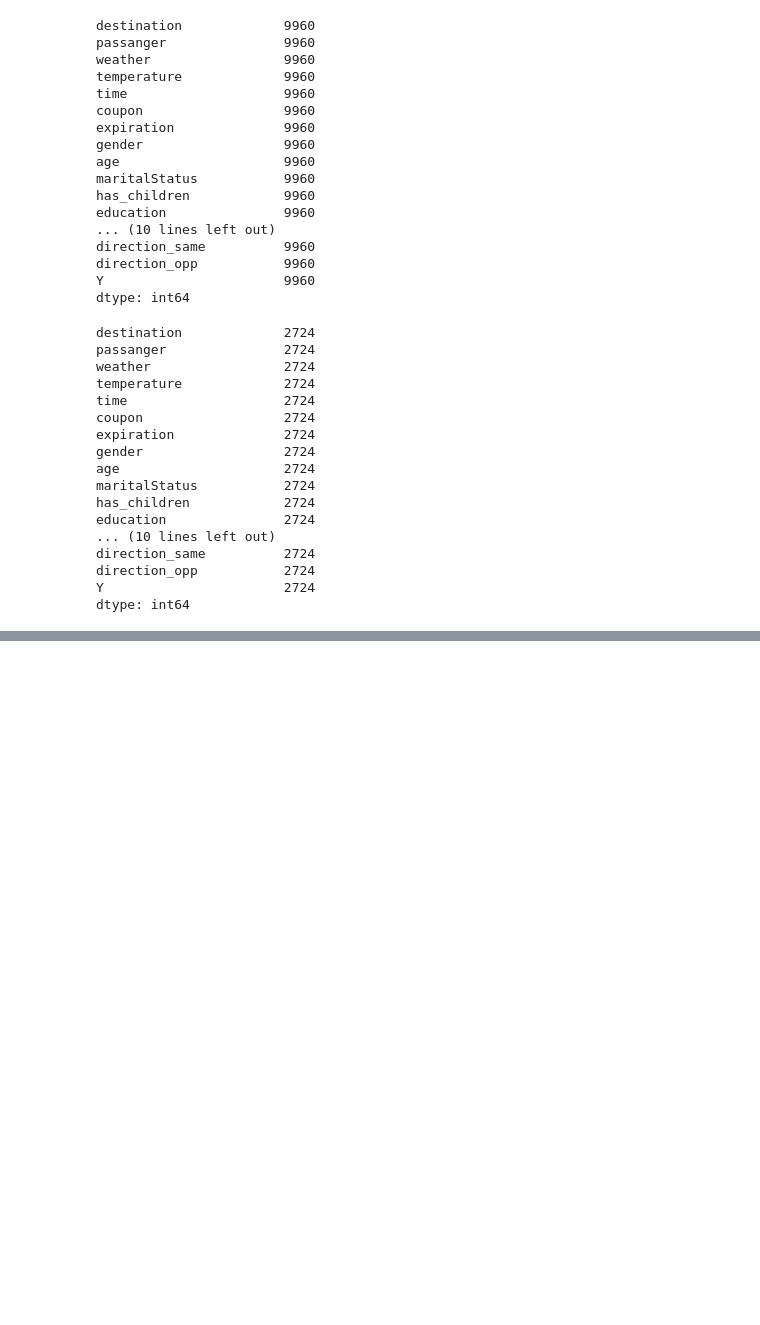
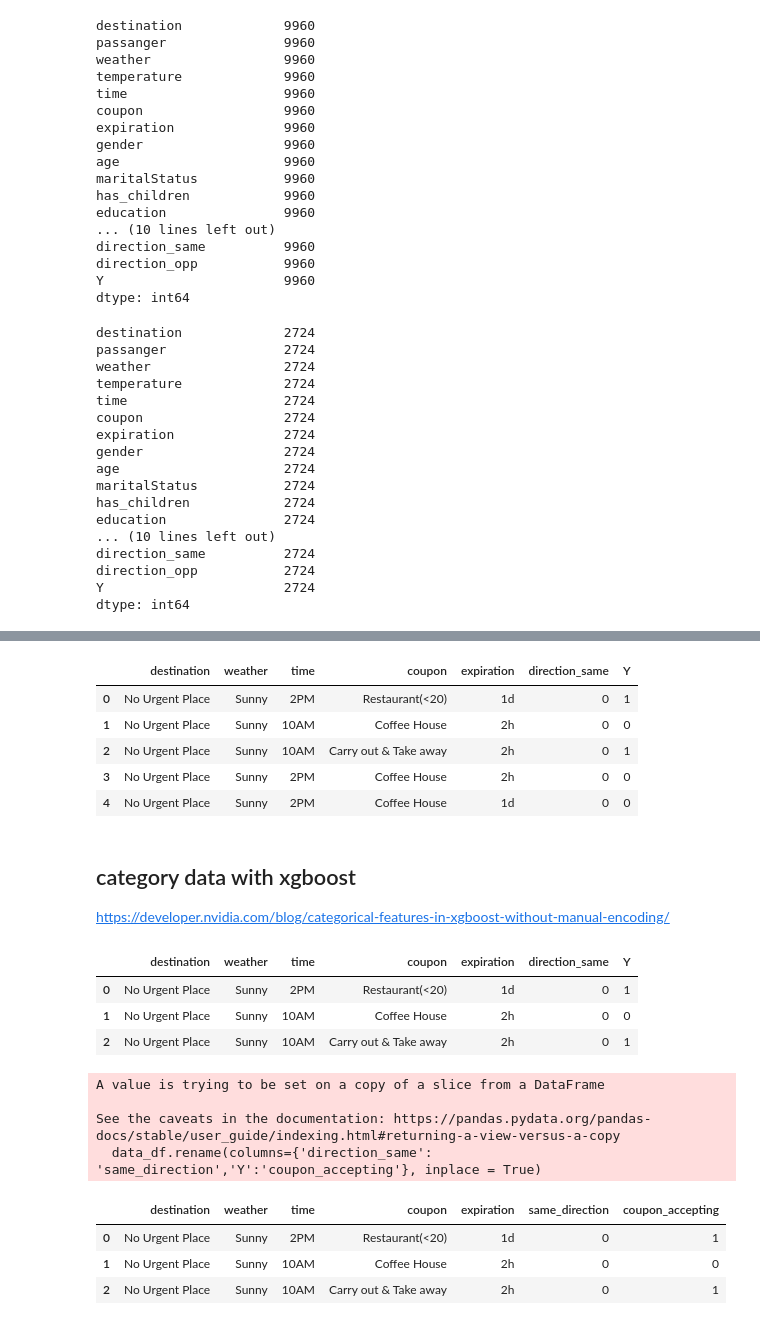
Before and after one commit to ChungWasawat/dtc_mlops_project, a Jupyter notebook: code/eda/eda in-vehicle recommendation.ipynb, the cells around one changed output, grey strips where cells are left out. Saved outputs shown, nothing was run; the diff lists cells and outputs as text; code cells hidden in the pictures; blank space fills up the shorter version.

```diff
--- a/code/eda/eda in-vehicle recommendation.ipynb
+++ b/code/eda/eda in-vehicle recommendation.ipynb
@@ -191,0 +205,13 @@ dtype: int64
+# %%
+df[['destination', 'weather', 'time', 'coupon', 'expiration', 'direction_same', 'Y']].head()
+# %% [output]
+|  | destination | weather | time | coupon | expiration | direction_same | Y |
+| 0 | No Urgent Place | Sunny | 2PM | Restaurant(<20) | 1d | 0 | 1 |
+| 1 | No Urgent Place | Sunny | 10AM | Coffee House | 2h | 0 | 0 |
+| 2 | No Urgent Place | Sunny | 10AM | Carry out & Take away | 2h | 0 | 1 |
+| 3 | No Urgent Place | Sunny | 2PM | Coffee House | 2h | 0 | 0 |
+| 4 | No Urgent Place | Sunny | 2PM | Coffee House | 1d | 0 | 0 |
+# %% [markdown]
+## category data with xgboost
+
+https://developer.nvidia.com/blog/categorical-features-in-xgboost-without-manual-encoding/
@@ -191,0 +226,21 @@ dtype: int64
+# %%
+data_df.head(3)
+# %% [output]
+|  | destination | weather | time | coupon | expiration | direction_same | Y |
+| 0 | No Urgent Place | Sunny | 2PM | Restaurant(<20) | 1d | 0 | 1 |
+| 1 | No Urgent Place | Sunny | 10AM | Coffee House | 2h | 0 | 0 |
+| 2 | No Urgent Place | Sunny | 10AM | Carry out & Take away | 2h | 0 | 1 |
+# %%
+data_df.rename(columns={'direction_same': 'same_direction','Y':'coupon_accepting'}, inplace = True)
+# %% [output]
+A value is trying to be set on a copy of a slice from a DataFrame
+
+See the caveats in the documentation: https://pandas.pydata.org/pandas-docs/stable/user_guide/indexing.html#returning-a-view-versus-a-copy
+  data_df.rename(columns={'direction_same': 'same_direction','Y':'coupon_accepting'}, inplace = True)
+# %%
+data_df.head(3)
+# %% [output]
+|  | destination | weather | time | coupon | expiration | same_direction | coupon_accepting |
+| 0 | No Urgent Place | Sunny | 2PM | Restaurant(<20) | 1d | 0 | 1 |
+| 1 | No Urgent Place | Sunny | 10AM | Coffee House | 2h | 0 | 0 |
+| 2 | No Urgent Place | Sunny | 10AM | Carry out & Take away | 2h | 0 | 1 |
```
Also changed, not shown: parts of 31 cells of this notebook, 2 other files.
